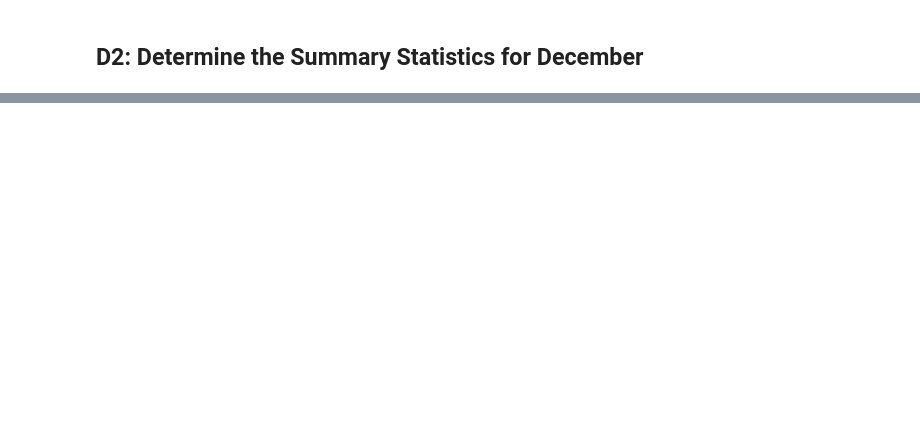
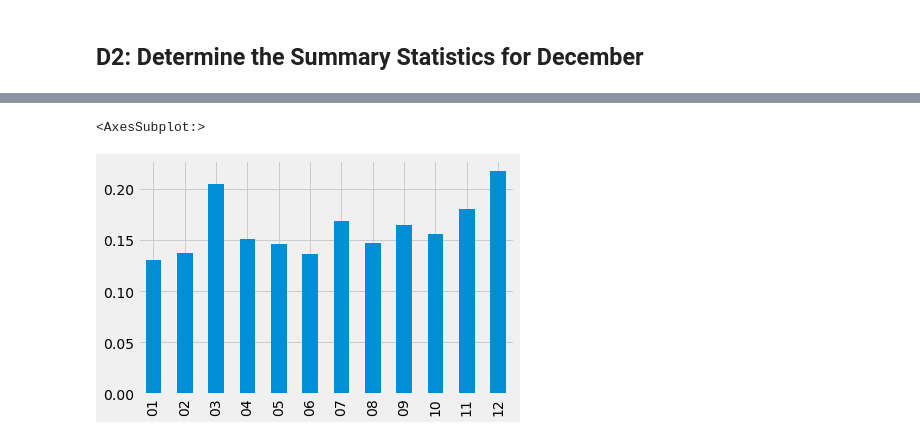
Before and after one commit to bpiffard/surfs_up, a Jupyter notebook: Code/SurfsUp_Challenge.ipynb, the cells around one changed output, grey strips where cells are left out. Saved outputs shown, nothing was run; the diff lists cells and outputs as text; code cells hidden in the pictures; blank space fills up the shorter version.

Commit message:
Added images for deliverable 3, as well as few more queries into the challenge jupyter notebook

```diff
--- a/Code/SurfsUp_Challenge.ipynb
+++ b/Code/SurfsUp_Challenge.ipynb
@@ -3,6 +3,10 @@
 import numpy as np
 import datetime as dt
 import pandas as pd
+%matplotlib inline
+from matplotlib import style
+style.use('fivethirtyeight')
+import matplotlib.pyplot as plt
 
 # Python SQL toolkit and Object Relational Mapper
 import sqlalchemy
@@ -80,0 +84,31 @@ dec_df.describe()
+# %%
+# Making a for loop to extract precipitation descriptive statistics for every month
+# Prelim work, making iterable lists for loops and an index for the eventual dataframe
+months = ('01','02','03','04','05','06','07','08','09','10','11','12')
+extract_times = (0, 1, 2, 3, 4, 5, 6, 7)
+ind = ('count', 'mean', 'std', 'min', '25%', '50%', '75%', 'max')
+prcp_stats = {'Values': ind}
+
+for month in months:
+    # Code from other deliverables that extracts data from sqlite database
+    date_str = month
+    results = session.query(Measurement.prcp).\
+        filter(func.strftime('%m', Measurement.date) == date_str).all()
+    # Turning the raw data into a list, then a dataframe
+    prcp = list(np.ravel(results))
+    df = pd.DataFrame(prcp)
+    # Holding the descriptive statistics in a variable
+    avg_prcp = df.describe()
+    # Creating an empty list to hold extracted statistics
+    information = []
+    # for loop to extract statistics data and add the values to information list
+    for time in extract_times:
+        item = avg_prcp.iat[time,0]
+        information.append(item)
+    # Adding this statistics data to the prcp_stats dictionary
+    prcp_stats[f'{month}'] = None
+    prcp_stats[f'{month}'] = information
+# %%
+prcp_stats_df = pd.DataFrame.from_dict(prcp_stats, orient='columns', dtype=None, columns=None)
+prcp_stats_df.style.set_caption("Comparative Precipitation Table, All Months")
+prcp_stats_df
@@ -80,0 +125,13 @@ dec_df.describe()
+# %%
+# Creating a bar chart to look at average precipitation rates for each month
+prcp_avg_plot = prcp_stats_df
+# Have to drop descriptive label column to be able to plot
+prcp_avg_plot.drop("Values", axis=1, inplace=True)
+# %%
+# Pulling just the mean row, and plotting it. It's own column so you can replace the index with any number
+# you want to see different plots. The 'Values' column need only be removed once...
+row = prcp_avg_plot.iloc[1]
+row.plot(kind='bar')
+# %% [output]
+<AxesSubplot:>
+[figure, added]
```
Also changed, not shown: parts of 10 cells of this notebook, 4 other files.
